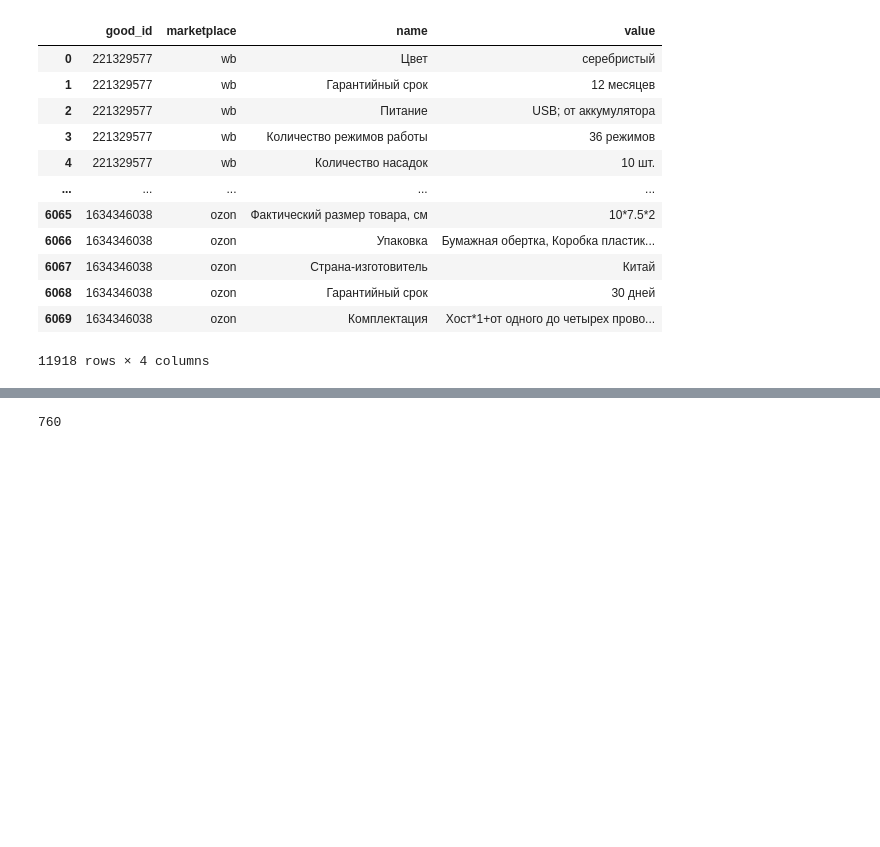
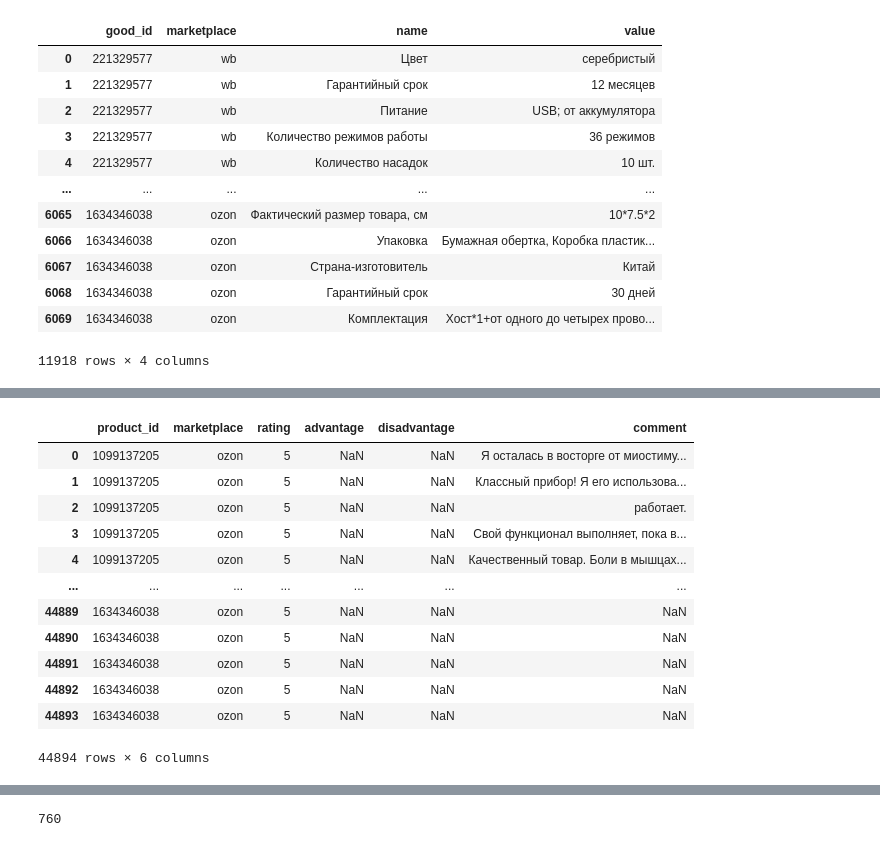
Before and after one commit to nekitmilk/ElectroPunk, a Jupyter notebook: src/notebooks/analisys.ipynb, the cells around one changed output, grey strips where cells are left out. Cells and saved outputs as stored; diff of their text form; code cells hidden in the pictures; blank space fills up the shorter version.

Commit message:
Ozon feedbacks + merging data

```diff
--- a/src/notebooks/analisys.ipynb
+++ b/src/notebooks/analisys.ipynb
@@ -756,0 +712,6 @@ Other_characteristicks.to_csv('../data/clear_data/Other_characteristicks.csv')
+# %%
+ozon_feedbacks_df = pd.read_csv('../data/raw_data/ozon_feedbacks.csv')
+wb_feedbacks_df = pd.read_csv('../data/raw_data/wb_product_feedbacks.csv')
+
+ozon_feedbacks_df.info()
+wb_feedbacks_df.info()
@@ -756,0 +736,16 @@ Other_characteristicks.to_csv('../data/clear_data/Other_characteristicks.csv')
+# %%
+ozon_feedbacks_df
+# %% [output]
+|  | product_id | marketplace | rating | advantage | disadvantage | comment |
+| 0 | 1099137205 | ozon | 5 | NaN | NaN | Я осталась в восторге от миостиму... |
+| 1 | 1099137205 | ozon | 5 | NaN | NaN | Классный прибор! Я его использова... |
+| 2 | 1099137205 | ozon | 5 | NaN | NaN | работает. |
+| 3 | 1099137205 | ozon | 5 | NaN | NaN | Свой функционал выполняет, пока в... |
+| 4 | 1099137205 | ozon | 5 | NaN | NaN | Качественный товар. Боли в мышцах... |
+| ... | ... | ... | ... | ... | ... | ... |
+| 44889 | 1634346038 | ozon | 5 | NaN | NaN | NaN |
+| 44890 | 1634346038 | ozon | 5 | NaN | NaN | NaN |
+| 44891 | 1634346038 | ozon | 5 | NaN | NaN | NaN |
+| 44892 | 1634346038 | ozon | 5 | NaN | NaN | NaN |
+| 44893 | 1634346038 | ozon | 5 | NaN | NaN | NaN |
+44894 rows × 6 columns
```
Also changed, not shown: parts of 28 cells of this notebook, 9 other files.
